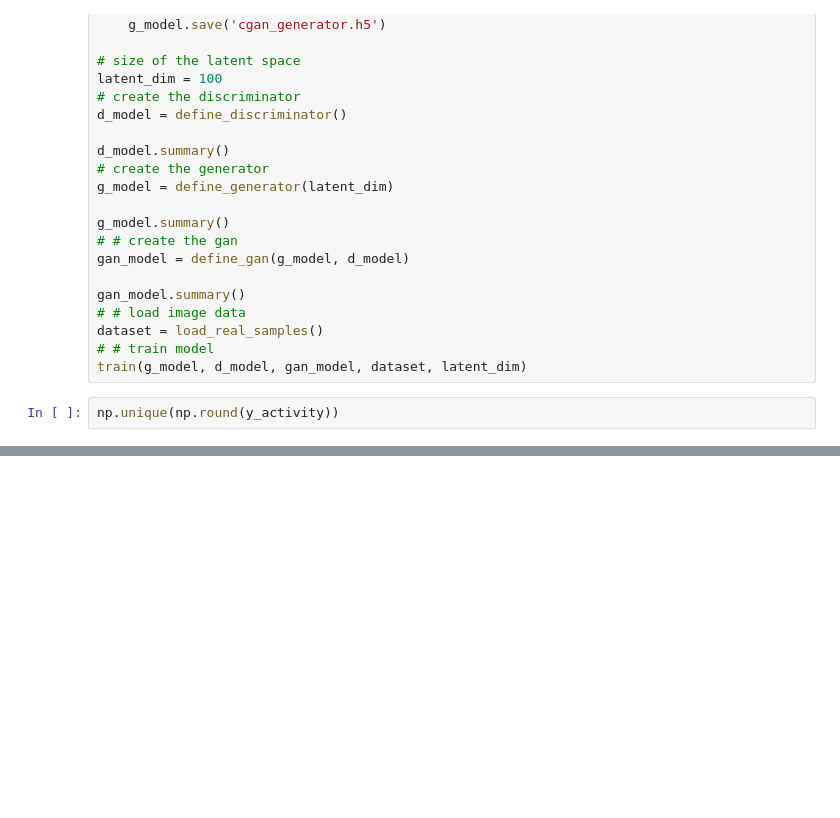
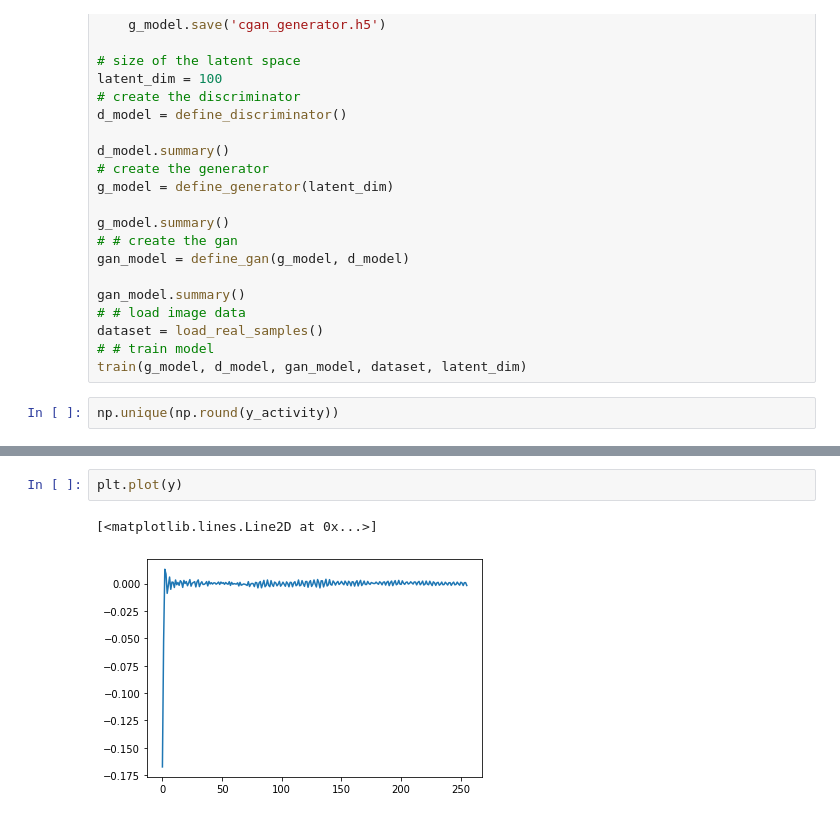
Before and after one commit to aungkonazim/affect-recognition, a Jupyter notebook: code/conditional_gan.ipynb, the cells around one changed output, grey strips where cells are left out. Saved outputs shown, nothing was run; the diff lists cells and outputs as text; blank space fills up the shorter version.

```diff
--- a/code/conditional_gan.ipynb
+++ b/code/conditional_gan.ipynb
@@ -258,0 +303,5 @@ plt.plot()
+# %%
+plt.plot(y)
+# %% [output]
+[<matplotlib.lines.Line2D at 0x...>]
+[figure, added]
```
Also changed, not shown: parts of 15 cells of this notebook, 1 other file.
